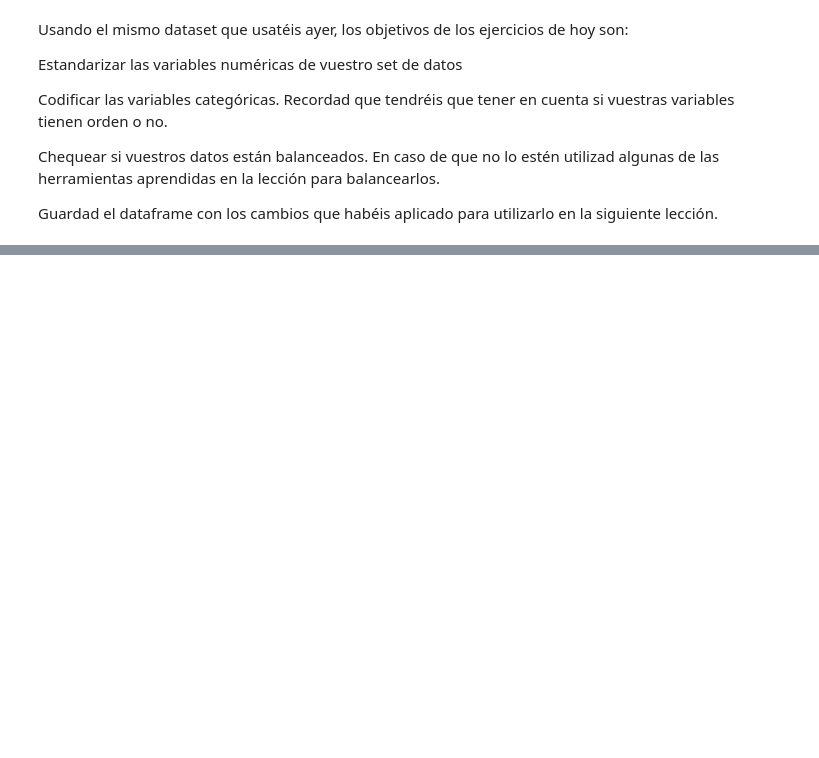
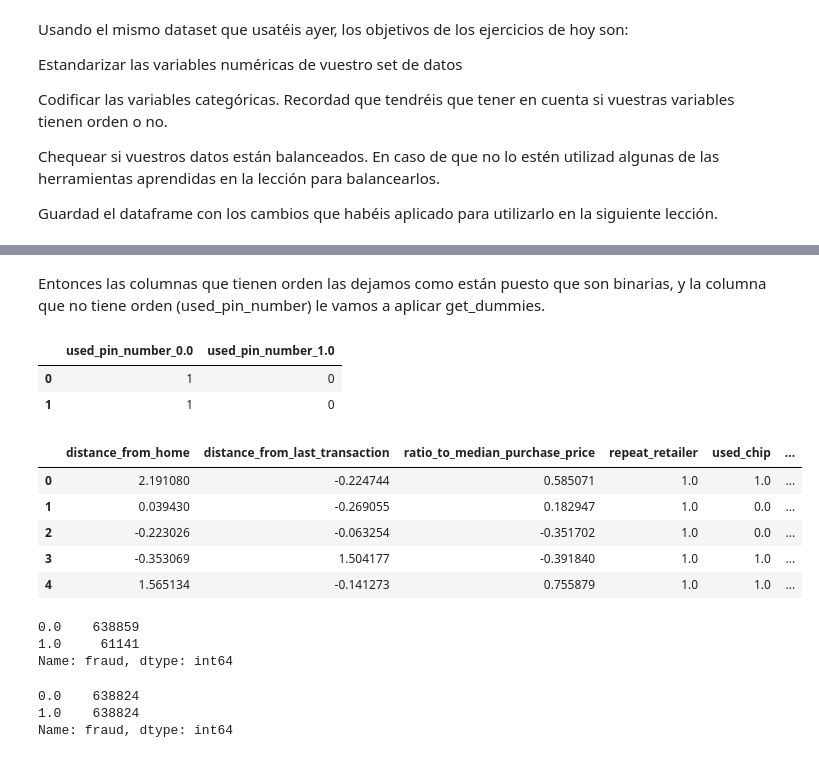
Before and after one commit to Adalab/Adalab-promo_d_da_modulo3_sprint1_Cristina_AnaBelen, a Jupyter notebook: regresión_logística/2.rl_preprocesado.ipynb, the cells around one changed output, grey strips where cells are left out. Cells and saved outputs as stored; diff of their text form; code cells hidden in the pictures; blank space fills up the shorter version.

```diff
--- a/regresión_logística/2.rl_preprocesado.ipynb
+++ b/regresión_logística/2.rl_preprocesado.ipynb
@@ -45,0 +152,21 @@ Guardad el dataframe con los cambios que habéis aplicado para utilizarlo en la
+# %% [markdown]
+Entonces las columnas que tienen orden las dejamos como están puesto que son binarias, y la columna que no tiene orden (used_pin_number) le vamos a aplicar get_dummies.
+# %%
+dummies = pd.get_dummies(df["used_pin_number"], prefix_sep = "_", prefix = "used_pin_number", dtype = int)
+dummies.head(2)
+# %% [output]
+|  | used_pin_number_0.0 | used_pin_number_1.0 |
+| 0 | 1 | 0 |
+| 1 | 1 | 0 |
+# %%
+df_est_enc = pd.concat([df, dummies], axis = 1)
+df_est_enc.drop('used_pin_number', axis = 1, inplace= True)
+# %%
+df_est_enc.head()
+# %% [output]
+|  | distance_from_home | distance_from_last_transaction | ratio_to_median_purchase_price | repeat_retailer | used_chip | ... |
+| 0 | 2.191080 | -0.224744 | 0.585071 | 1.0 | 1.0 | ... |
+| 1 | 0.039430 | -0.269055 | 0.182947 | 1.0 | 0.0 | ... |
+| 2 | -0.223026 | -0.063254 | -0.351702 | 1.0 | 0.0 | ... |
+| 3 | -0.353069 | 1.504177 | -0.391840 | 1.0 | 1.0 | ... |
+| 4 | 1.565134 | -0.141273 | 0.755879 | 1.0 | 1.0 | ... |
@@ -45,0 +189,12 @@ Guardad el dataframe con los cambios que habéis aplicado para utilizarlo en la
+# %%
+y_train.value_counts()
+# %% [output]
+0.0    638859
+1.0     61141
+Name: fraud, dtype: int64
+# %%
+y_train_res.value_counts()
+# %% [output]
+0.0    638824
+1.0    638824
+Name: fraud, dtype: int64
```
Also changed, not shown: parts of 19 cells of this notebook, 2 other files.
